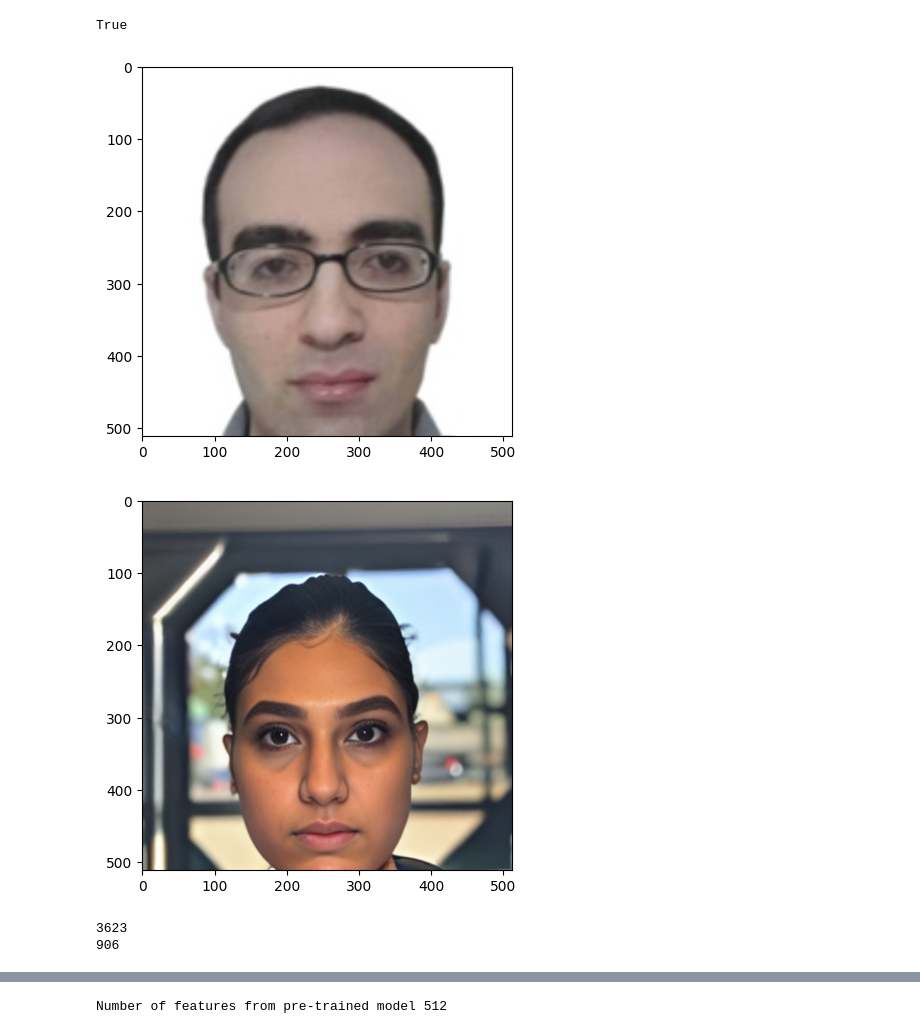
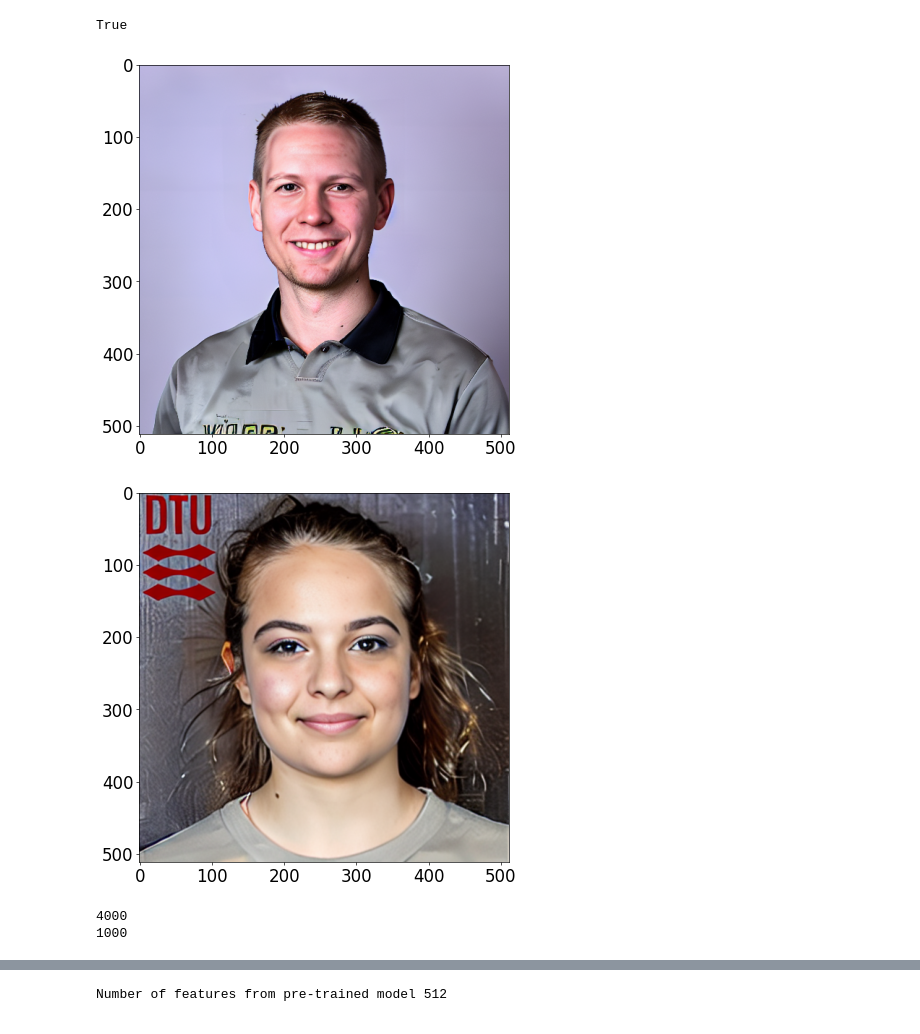
Before and after one commit to osquera/MIA_SD, a Jupyter notebook: attack_model.ipynb, the cells around one changed output, grey strips where cells are left out. Cells and saved outputs as stored; diff of their text form; code cells hidden in the pictures.

```diff
--- a/attack_model.ipynb
+++ b/attack_model.ipynb
@@ -38,19 +40,19 @@ True
 # %%
-auxiliary_data = cwd + os.sep + 'images_attack_model' + os.sep + 'DTU_gen_vs_AAU_v2' + os.sep + 'aau' + os.sep
-target_model_data = cwd + os.sep + 'images_attack_model' + os.sep + 'DTU_gen_vs_AAU_v2' + os.sep + 'SD15_v1' + os.sep
-root_data = cwd + os.sep + 'images_attack_model' + os.sep + 'DTU_gen_vs_AAU_v2' + os.sep
-
-# Display image for reference
-img = Image.open(auxiliary_data + 'img_0.jpg')
-plt.imshow(img)
-plt.show()
-
-img = Image.open(target_model_data + 'headshot-0-0.png')
-plt.imshow(img)
-plt.show()
+auxiliary_data = cwd + os.sep + 'images_attack_model' + os.sep + images_folder + os.sep + '0' + os.sep
+target_model_data = cwd + os.sep + 'images_attack_model' + os.sep + images_folder + os.sep + '1' + os.sep
+root_data = cwd + os.sep + 'images_attack_model' + os.sep + images_folder + os.sep
-# %% [output]
-[figure, removed]
-[figure, removed]
+# %%
+# Display image for reference
+img = Image.open(auxiliary_data + 'headshot-0-0.png')
+plt.imshow(img)
+plt.show()
+
+img = Image.open(target_model_data + 'headshot-0-0.png')
+plt.imshow(img)
+plt.show()
+# %% [output]
+[figure, added]
+[figure, added]
 # %%
 def create_dataset_train(parent_dir):
     # Define your transformations
@@ -67,7 +69,7 @@ def create_dataset_train(parent_dir):
 # Get the train_dataset
 train_dataset = create_dataset_train(root_data)
 # Get the validation_dataset
-train_set, val_set = torch.utils.data.random_split(train_dataset, [int(0.8*len(train_dataset)), int(0.2*len(train_dataset))+1])
+train_set, val_set = torch.utils.data.random_split(train_dataset, [int(0.8*len(train_dataset)), int(0.2*len(train_dataset))])
 
 
 # Display the shape of the train_dataset
@@ -78,8 +80,8 @@ print(len(val_set))
 train_dataloader = torch.utils.data.DataLoader(train_set, batch_size=32, shuffle=True)
 val_dataloader = torch.utils.data.DataLoader(val_set, batch_size=32, shuffle=True)
 # %% [output]
-3623
-906
+4000
+1000
 # %%
 class_names = train_dataset.classes
 print('Class names:', class_names)
```
Also changed, not shown: parts of 13 cells of this notebook.
